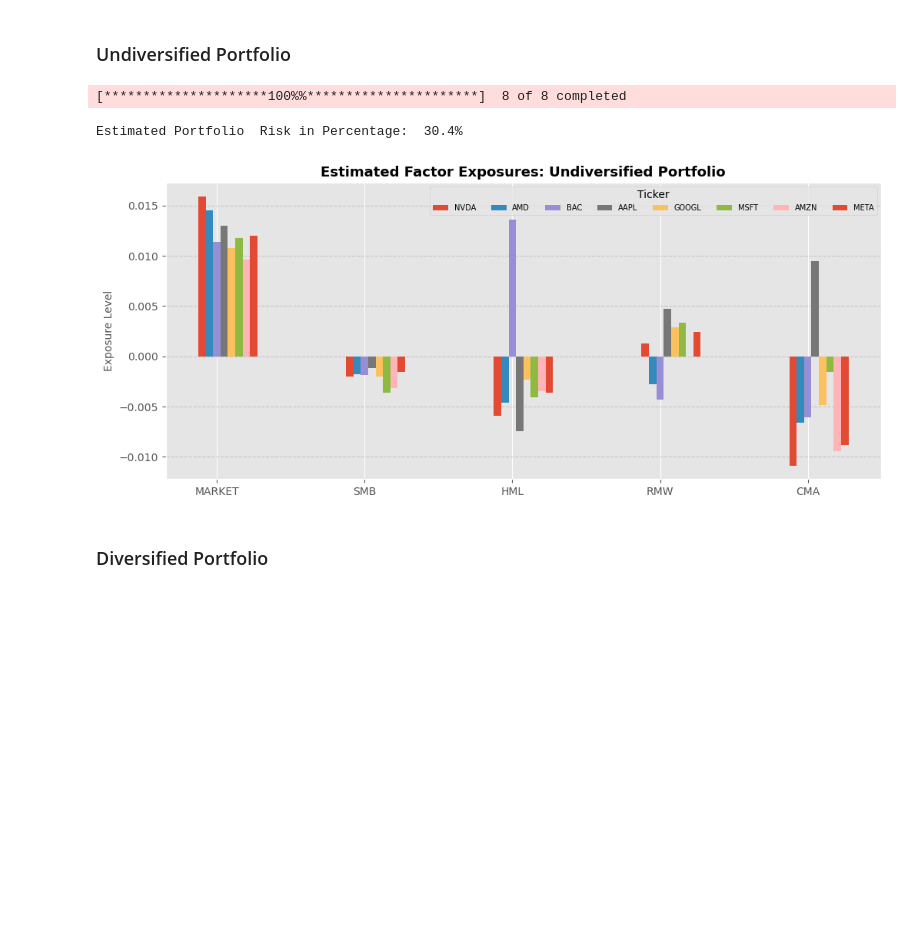
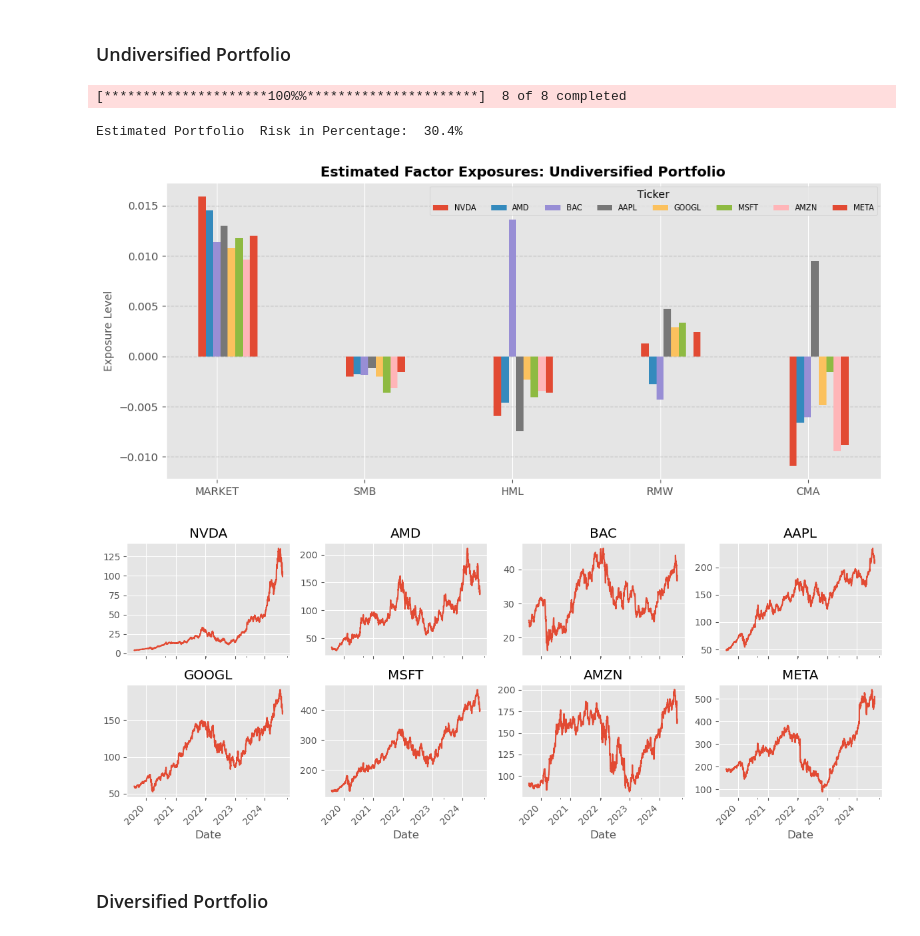
Before and after one commit to musandur/portfolio-constrction-and-diversification, a Jupyter notebook: portfolio_diversification.ipynb, the cells around one changed output. Drawn from its saved outputs; the diff is of its cells as text; code cells hidden in the pictures; blank space fills up the shorter version.

```diff
--- a/portfolio_diversification.ipynb
+++ b/portfolio_diversification.ipynb
@@ -156,22 +170,25 @@ plt.show()
 # %%
 undiversified_ticker_list = ['NVDA', 'AMD','BAC',  'AAPL', 'GOOGL', 'MSFT', 'AMZN', 'META', ]
 
 historical_data = yf.download(tickers=undiversified_ticker_list, start='2019-08-08', end='2024-08-09')
-close_prices = historical_data['Adj Close']
-daily_ret = close_prices.pct_change().dropna()
-# print(daily_ret.head())
-daily_ret.index.name = 'date'
-daily_ret.columns.name = ''
+undiversified_close_prices = historical_data['Adj Close']
+undiversified_daily_ret = undiversified_close_prices.pct_change().dropna()
+# print(undiversified_daily_ret.head())
+undiversified_daily_ret.index.name = 'date'
+undiversified_daily_ret.columns.name = ''
 
-undiversified_portfolio = portfolio_risk_and_beta_estimates(undiversified_ticker_list, daily_ret, factor_data, risk_factor_names)
+undiversified_portfolio = portfolio_risk_and_beta_estimates(undiversified_ticker_list, undiversified_daily_ret, factor_data, risk_factor_names)
 
-undiversified_risk_p = undiversified_portfolio.estimate_portfolio_risk(252)
+undiversified_risk_p = undiversified_portfolio.estimate_portfolio_risk(annualized_coef=252)
 
 undiversified_portfolio.plot_estimated_risk_exposures(title='Estimated Factor Exposures: Undiversified Portfolio')
+
+undiversified_portfolio.plot_selected_assets(undiversified_close_prices, nrows=2, ncols=4)
 # %% [output]
 [*********************100%%**********************]  8 of 8 completed
 Estimated Portfolio  Risk in Percentage:  30.4%
 [figure]
+[figure, added]
 # %% [markdown]
 ### Diversified Portfolio
 # %%
```
Also changed, not shown: parts of 7 cells of this notebook, 1 other file.
